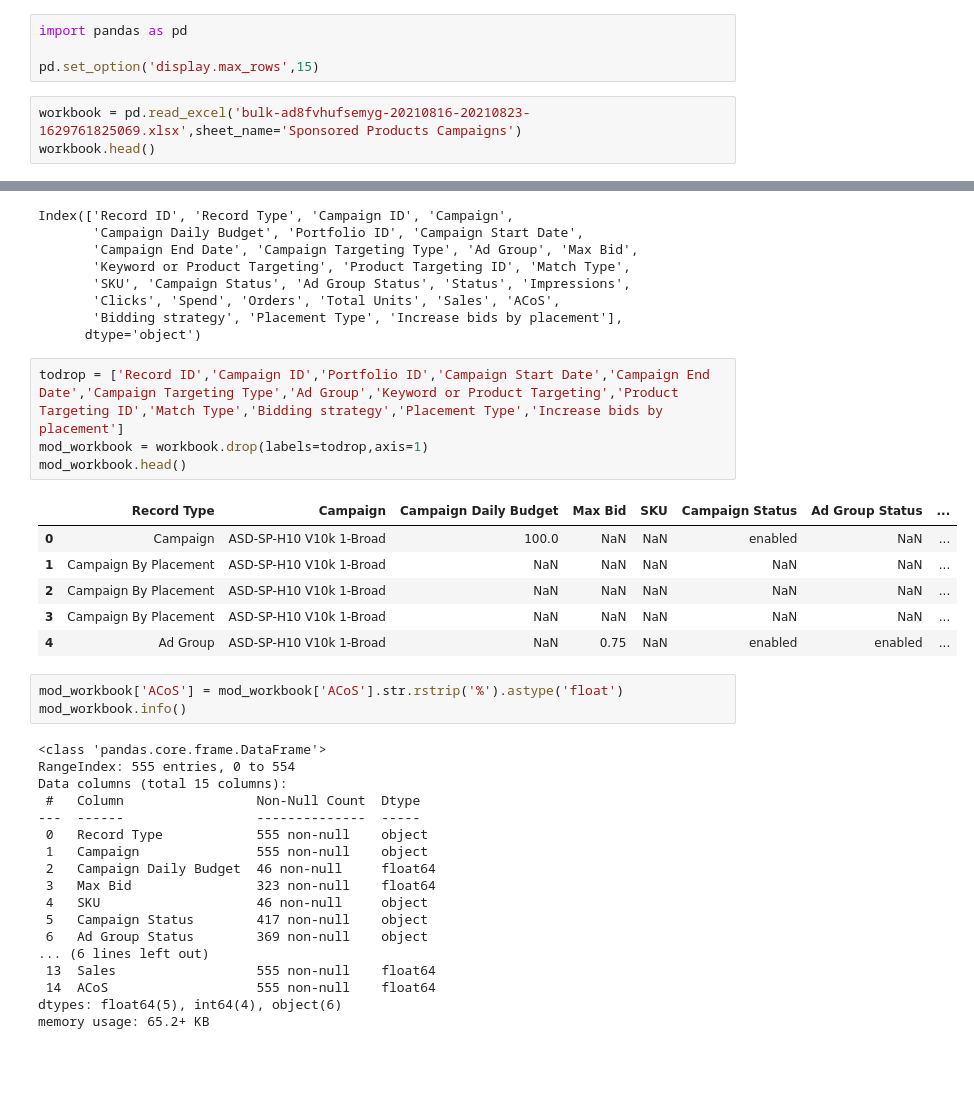
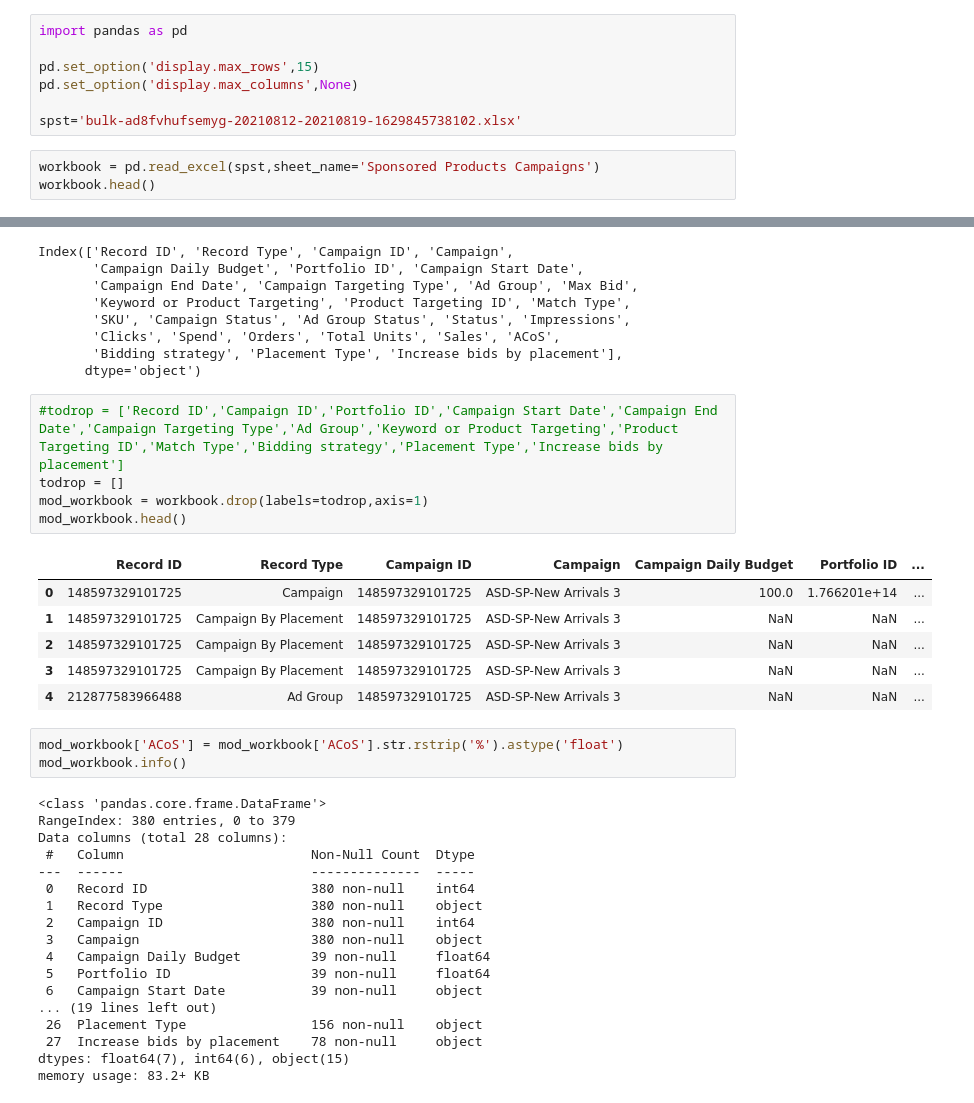
Before and after one commit to johnschwehr/prototypes, a Jupyter notebook: ppcopt.ipynb, the cells around one changed output, grey strips where cells are left out. Drawn from its saved outputs; the diff is of its cells as text; blank space fills up the shorter version.

```diff
--- a/ppcopt.ipynb
+++ b/ppcopt.ipynb
@@ -2,8 +2,11 @@
 import pandas as pd
 
 pd.set_option('display.max_rows',15)
+pd.set_option('display.max_columns',None)
+
+spst='bulk-ad8fvhufsemyg-20210812-20210819-1629845738102.xlsx'
 # %%
-workbook = pd.read_excel('bulk-ad8fvhufsemyg-20210816-20210823-1629761825069.xlsx',sheet_name='Sponsored Products Campaigns')
+workbook = pd.read_excel(spst,sheet_name='Sponsored Products Campaigns')
 workbook.head()
 # %% [output]
 |  | Record ID | Record Type | Campaign ID | Campaign | Campaign Daily Budget | Portfolio ID | ... |
@@ -25,37 +27,38 @@ Index(['Record ID', 'Record Type', 'Campaign ID', 'Campaign',
        'Bidding strategy', 'Placement Type', 'Increase bids by placement'],
       dtype='object')
 # %%
-todrop = ['Record ID','Campaign ID','Portfolio ID','Campaign Start Date','Campaign End Date','Campaign Targeting Type','Ad Group','Keyword or Product Targeting','Product Targeting ID','Match Type','Bidding strategy','Placement Type','Increase bids by placement']
+#todrop = ['Record ID','Campaign ID','Portfolio ID','Campaign Start Date','Campaign End Date','Campaign Targeting Type','Ad Group','Keyword or Product Targeting','Product Targeting ID','Match Type','Bidding strategy','Placement Type','Increase bids by placement']
+todrop = []
 mod_workbook = workbook.drop(labels=todrop,axis=1)
 mod_workbook.head()
 # %% [output]
-|  | Record Type | Campaign | Campaign Daily Budget | Max Bid | SKU | Campaign Status | Ad Group Status | ... |
-| 0 | Campaign | ASD-SP-H10 V10k 1-Broad | 100.0 | NaN | NaN | enabled | NaN | ... |
-| 1 | Campaign By Placement | ASD-SP-H10 V10k 1-Broad | NaN | NaN | NaN | NaN | NaN | ... |
-| 2 | Campaign By Placement | ASD-SP-H10 V10k 1-Broad | NaN | NaN | NaN | NaN | NaN | ... |
-| 3 | Campaign By Placement | ASD-SP-H10 V10k 1-Broad | NaN | NaN | NaN | NaN | NaN | ... |
-| 4 | Ad Group | ASD-SP-H10 V10k 1-Broad | NaN | 0.75 | NaN | enabled | enabled | ... |
+|  | Record ID | Record Type | Campaign ID | Campaign | Campaign Daily Budget | Portfolio ID | ... |
+| 0 | 148597329101725 | Campaign | 148597329101725 | ASD-SP-New Arrivals 3 | 100.0 | 1.766201e+14 | ... |
+| 1 | 148597329101725 | Campaign By Placement | 148597329101725 | ASD-SP-New Arrivals 3 | NaN | NaN | ... |
+| 2 | 148597329101725 | Campaign By Placement | 148597329101725 | ASD-SP-New Arrivals 3 | NaN | NaN | ... |
+| 3 | 148597329101725 | Campaign By Placement | 148597329101725 | ASD-SP-New Arrivals 3 | NaN | NaN | ... |
+| 4 | 212877583966488 | Ad Group | 148597329101725 | ASD-SP-New Arrivals 3 | NaN | NaN | ... |
 # %%
 mod_workbook['ACoS'] = mod_workbook['ACoS'].str.rstrip('%').astype('float')
 mod_workbook.info()
 # %% [output]
 <class 'pandas.core.frame.DataFrame'>
-RangeIndex: 555 entries, 0 to 554
-Data columns (total 15 columns):
- #   Column                 Non-Null Count  Dtype
----  ------                 --------------  -----
- 0   Record Type            555 non-null    object
- 1   Campaign               555 non-null    object
- 2   Campaign Daily Budget  46 non-null     float64
- 3   Max Bid                323 non-null    float64
- 4   SKU                    46 non-null     object
- 5   Campaign Status        417 non-null    object
- 6   Ad Group Status        369 non-null    object
-... (6 lines left out)
- 13  Sales                  555 non-null    float64
- 14  ACoS                   555 non-null    float64
-dtypes: float64(5), int64(4), object(6)
-memory usage: 65.2+ KB
+RangeIndex: 380 entries, 0 to 379
+Data columns (total 28 columns):
+ #   Column                        Non-Null Count  Dtype
+---  ------                        --------------  -----
+ 0   Record ID                     380 non-null    int64
+ 1   Record Type                   380 non-null    object
+ 2   Campaign ID                   380 non-null    int64
+ 3   Campaign                      380 non-null    object
+ 4   Campaign Daily Budget         39 non-null     float64
+ 5   Portfolio ID                  39 non-null     float64
+ 6   Campaign Start Date           39 non-null     object
+... (19 lines left out)
+ 26  Placement Type                156 non-null    object
+ 27  Increase bids by placement    78 non-null     object
+dtypes: float64(7), int64(6), object(15)
+memory usage: 83.2+ KB
 # %%
 mod_workbook = mod_workbook[(mod_workbook['Record Type']=='Keyword') | (mod_workbook['Record Type']=='Product Targeting')]
 mod_workbook
```
Also changed, not shown: parts of 7 cells of this notebook, 1 other file.
